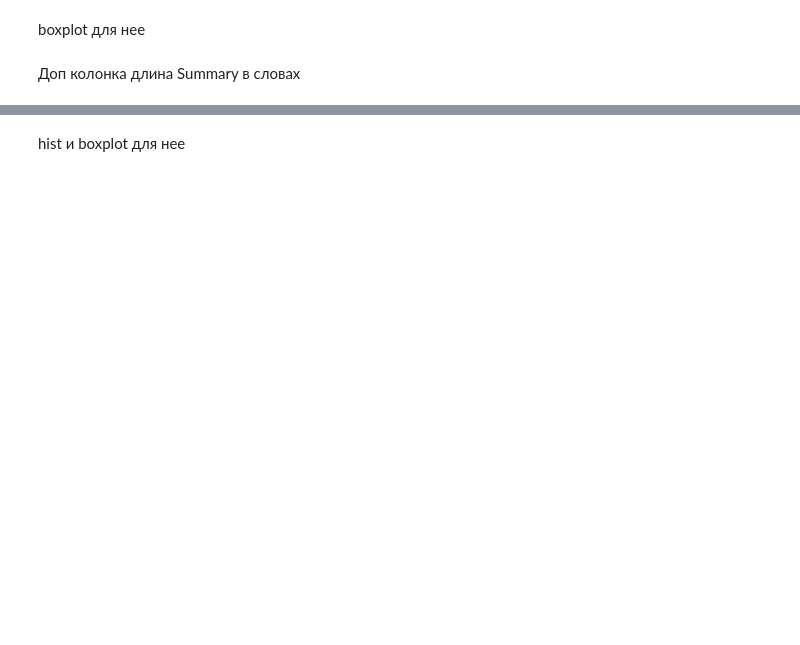
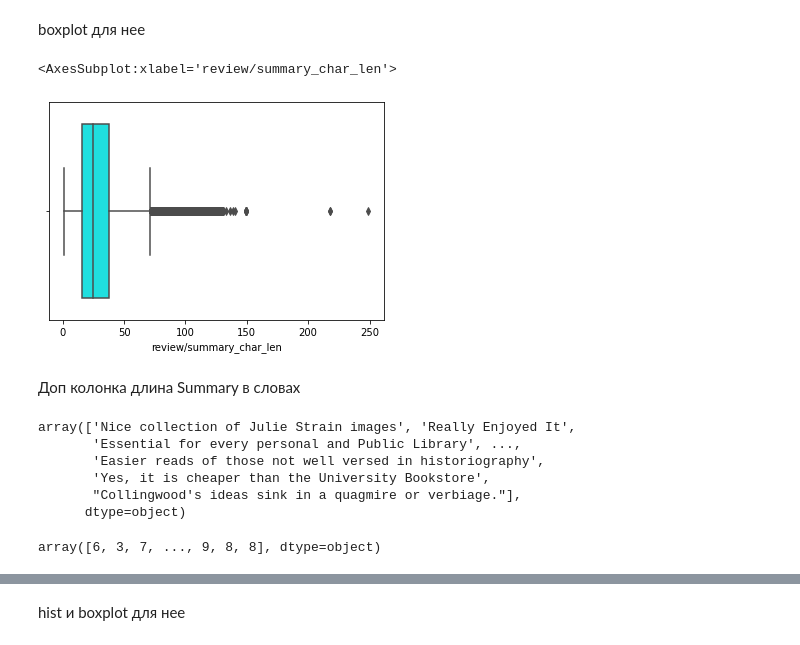
Before and after one commit to LeonSysprog/BookReviews, a Jupyter notebook: ml.ipynb, the cells around one changed output, grey strips where cells are left out. Drawn from its saved outputs; the diff is of its cells as text; code cells hidden in the pictures; blank space fills up the shorter version.

```diff
--- a/ml.ipynb
+++ b/ml.ipynb
@@ -289,4 +352,25 @@ Hist для нее
 # %% [markdown]
 boxplot для нее
+# %%
+sns.boxplot(x=rating_data['review/summary_char_len'], color='cyan')
+# %% [output]
+<AxesSubplot:xlabel='review/summary_char_len'>
+[figure, added]
 # %% [markdown]
 Доп колонка длина Summary в словах
+# %%
+words_array = rating_data['review/summary'].to_numpy().copy()
+words_array
+# %% [output]
+array(['Nice collection of Julie Strain images', 'Really Enjoyed It',
+       'Essential for every personal and Public Library', ...,
+       'Easier reads of those not well versed in historiography',
+       'Yes, it is cheaper than the University Bookstore',
+       "Collingwood's ideas sink in a quagmire or verbiage."],
+      dtype=object)
+# %%
+for i in range(len(words_array)):
+    words_array[i] = len(str(words_array[i]).split(' '))
+words_array
+# %% [output]
+array([6, 3, 7, ..., 9, 8, 8], dtype=object)
```
Also changed, not shown: parts of 51 cells of this notebook.
